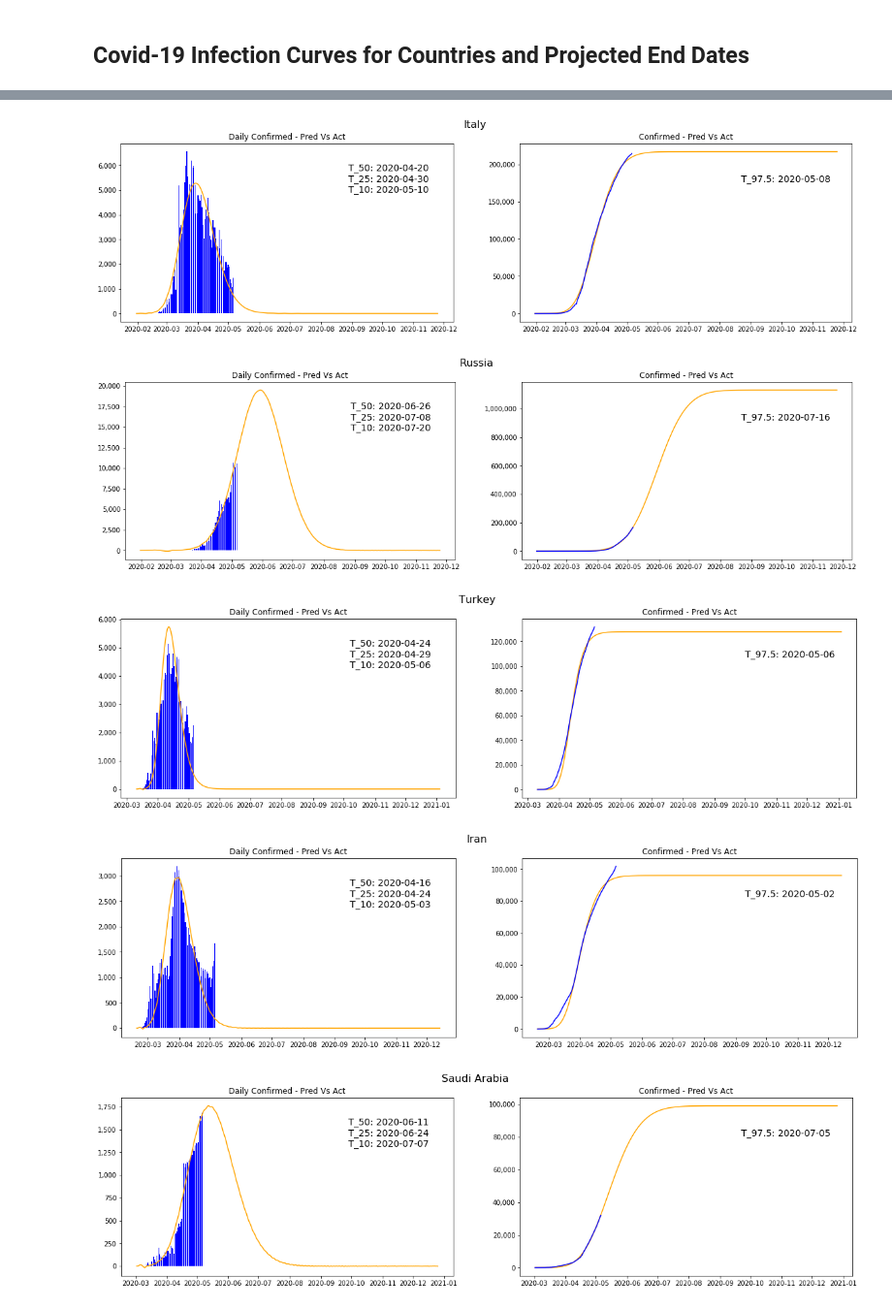
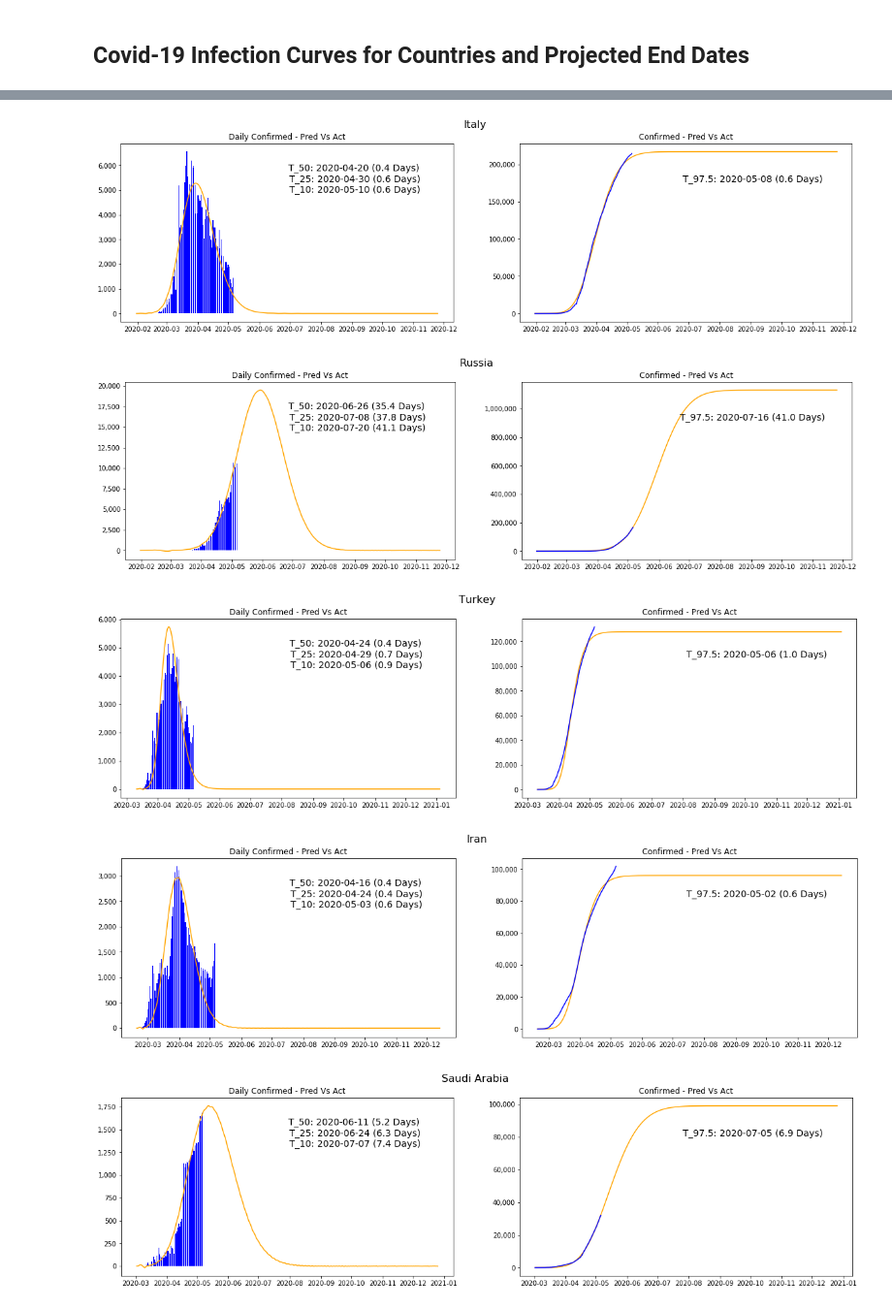
Before and after one commit to juntkd/Covid19, a Jupyter notebook: Covid19_SEIR_Model_All_Countries_OP_Only.ipynb, the cells around one changed output, grey strips where cells are left out. Shown at 97% size. Drawn from its saved outputs; the diff is of its cells as text; code cells hidden in the pictures.

```diff
--- a/Covid19_SEIR_Model_All_Countries_OP_Only.ipynb
+++ b/Covid19_SEIR_Model_All_Countries_OP_Only.ipynb
@@ -68,6 +68,7 @@ T_97.5 : Date by which total cases reach 97.5% of the projected total case
 #Loading the  i/p data
 df_All_Cases  = pd.read_csv(r"C:\Covid19_SEIR\covid_19_clean_complete.csv")
 df_Population  = pd.read_csv(r"C:\Covid19_SEIR\Country_Population.csv")
+df_Date_Volataility  = pd.read_csv(r"C:\Covid19_SEIR\Country_Date_Volataility.csv")
 # %%
 # Time varying transmission rate
 
@@ -177,7 +178,10 @@ for country in country_list[:20]:
    # print("First Date")
     #print(min(Final_Full_Df.Date))
 
-
+    T_50_STD  = max(df_Date_Volataility[df_Date_Volataility.Country ==country].T_50_STD)
+    T_25_STD  = max(df_Date_Volataility[df_Date_Volataility.Country ==country].T_25_STD)
+    T_10_STD  = max(df_Date_Volataility[df_Date_Volataility.Country ==country].T_10_STD)
+    T_975_STD = max(df_Date_Volataility[df_Date_Volataility.Country ==country].T_975_STD)
 
 
     #max_daily = max([max(Final_Full_Df.Pred_Daily_Cases),max(Final_Full_Df.Daily_Confirmed)])
@@ -192,38 +196,38 @@ for country in country_list[:20]:
     x  = np.array(Final_Full_Df.New_date)
     y1 = np.array(Final_Full_Df.Pred_Daily_Cases)
     y2 = np.array(Final_Full_Df.Daily_Confirmed)
     y3 = np.array(Final_Full_Df.Pred_Confirmed)
     y4 = np.array(Final_Full_Df.Confirmed)
 
 
     fig, ax = plt.subplots(1, 2, figsize=(20,5))
     ax[0].plot(x,y1,label='Pred Daily Cases', color='orange')
     ax[0].bar(x,y2,label='Act Daily Cases', color='b')
     ax[0].set_title('Daily Confirmed - Pred Vs Act')
     ax[0].get_yaxis().set_major_formatter(
     mpl.ticker.FuncFormatter(lambda x, p: format(int(x), ',')))
 
 
     #ax1 = plt.gca()
-    ax[0].text(0.8, 0.8," T_50: {}\n T_25: {}\n T_10: {}".format(Daily_50_Pc_max_date.strftime('%Y-%m-%d') ,Daily_25_Pc_max_date.strftime('%Y-%m-%d'),Daily_10_Pc_max_date.strftime('%Y-%m-%d')),  ha = 'center', va = 'center', transform=ax[0].transAxes,fontsize =14)
+    ax[0].text(0.7, 0.8,"T_50: {} ({:.1f} Days)\n T_25: {} ({:.1f} Days)\n T_10: {} ({:.1f} Days)".format(Daily_50_Pc_max_date.strftime('%Y-%m-%d') ,T_50_STD,Daily_25_Pc_max_date.strftime('%Y-%m-%d'),T_25_STD,Daily_10_Pc_max_date.strftime('%Y-%m-%d'),T_10_STD),  ha = 'center', va = 'center', transform=ax[0].transAxes,fontsize =14)
 
     ax[1].plot(x,y3,label='Pred Confirmed', color='orange')
     ax[1].plot(x,y4,label='Act Confirmed', color='b')
     ax[1].set_title('Confirmed - Pred Vs Act')
     ax[1].get_yaxis().set_major_formatter(
     mpl.ticker.FuncFormatter(lambda x, p: format(int(x), ',')))
-    ax[1].text(0.8, 0.8,"T_97.5: {}".format(approx_end_date.strftime('%Y-%m-%d')),  ha = 'center', va = 'center', transform=ax[1].transAxes,fontsize =14)
+    ax[1].text(0.7, 0.8,"T_97.5: {} ({:.1f} Days)".format(approx_end_date.strftime('%Y-%m-%d'),T_975_STD),  ha = 'center', va = 'center', transform=ax[1].transAxes,fontsize =14)
 
 
     plt.suptitle(country, fontsize=16)
     lst_dict =[]
     vals = [country, snap_date, Daily_50_Pc_max_date,Daily_25_Pc_max_date,Daily_10_Pc_max_date,approx_end_date]
     lst_dict.append(dict(zip(column_names, vals)))
     Df_End_Dates = Df_End_Dates.append(lst_dict)
-output_csv = Df_End_Dates.to_csv (r'C:\Covid19_SEIR\Dates_0.csv', header=True)
+#output_csv = Df_End_Dates.to_csv (r'C:\Covid19_SEIR\Dates_0.csv', header=True)
 # %% [output]
-[figure, old version]
+[figure, new version]
-[figure, old version]
+[figure, new version]
-[figure, old version]
+[figure, new version]
-[figure, old version]
+[figure, new version]
-[figure, old version]
+[figure, new version]
```
Also changed, not shown: parts of 2 cells of this notebook.
